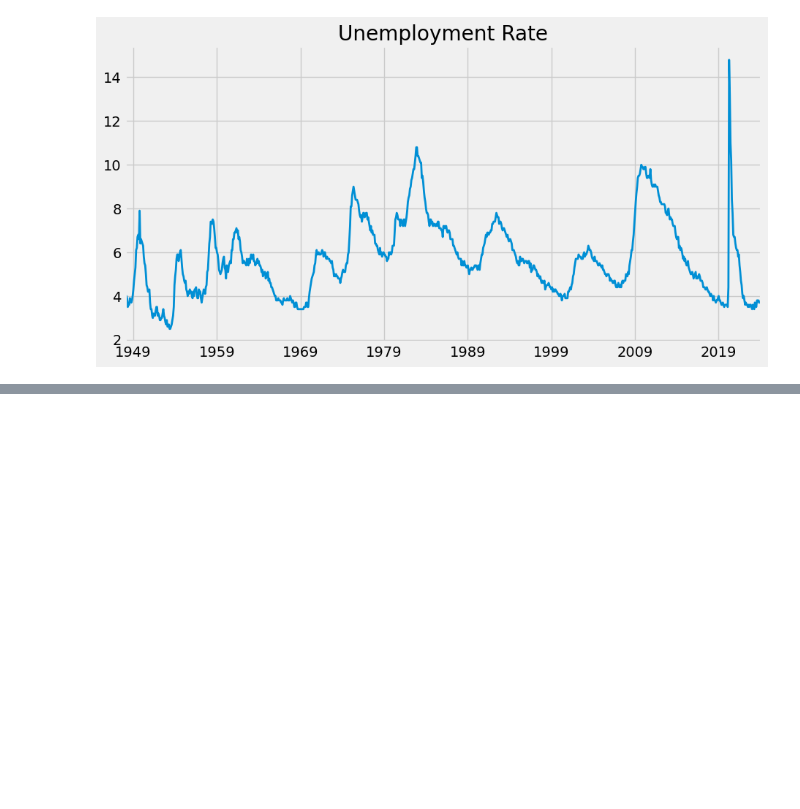
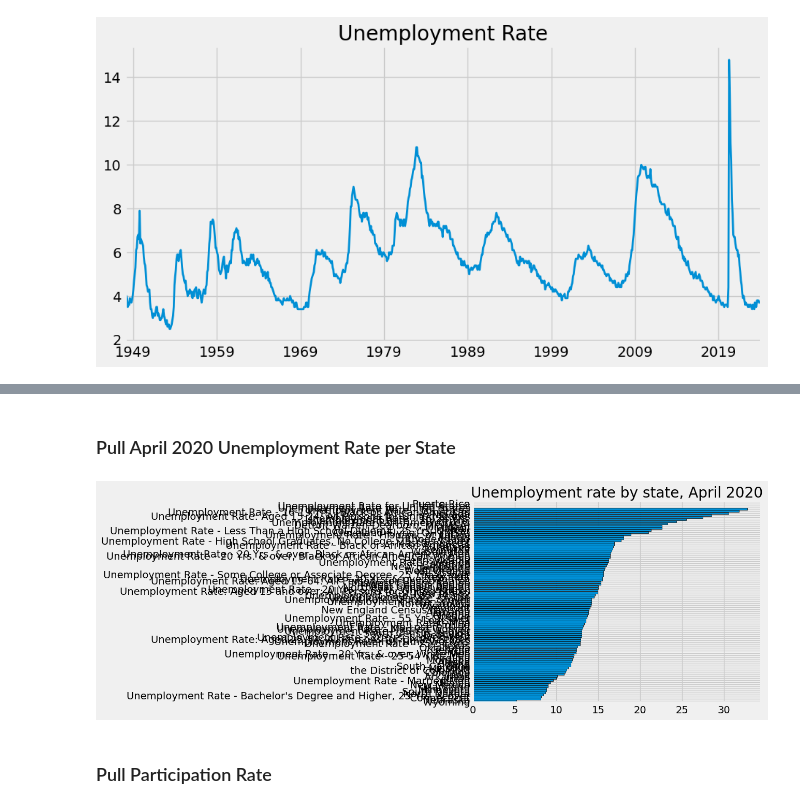
Before and after one commit to Tanay-Dwivedi/Economic-Data-Analysis, a Jupyter notebook: economic_data_analysis.ipynb, the cells around one changed output, grey strips where cells are left out. Drawn from its saved outputs; the diff is of its cells as text; code cells hidden in the pictures; blank space fills up the shorter version.

```diff
--- a/economic_data_analysis.ipynb
+++ b/economic_data_analysis.ipynb
@@ -134,0 +144,11 @@ unemp_res
+# %% [markdown]
+### Pull April 2020 Unemployment Rate per State
+# %%
+unemp_st.loc[unemp_st.index == "2020-04-01"].T.sort_values("2020-04-01") \
+.plot(kind = "barh", title = "Unemployment rate by state, April 2020",
+     legend = False, width = 0.95, edgecolor = "black")
+plt.show()
+# %% [output]
+[figure, added]
+# %% [markdown]
+### Pull Participation Rate
```
Also changed, not shown: parts of 3 cells of this notebook.
